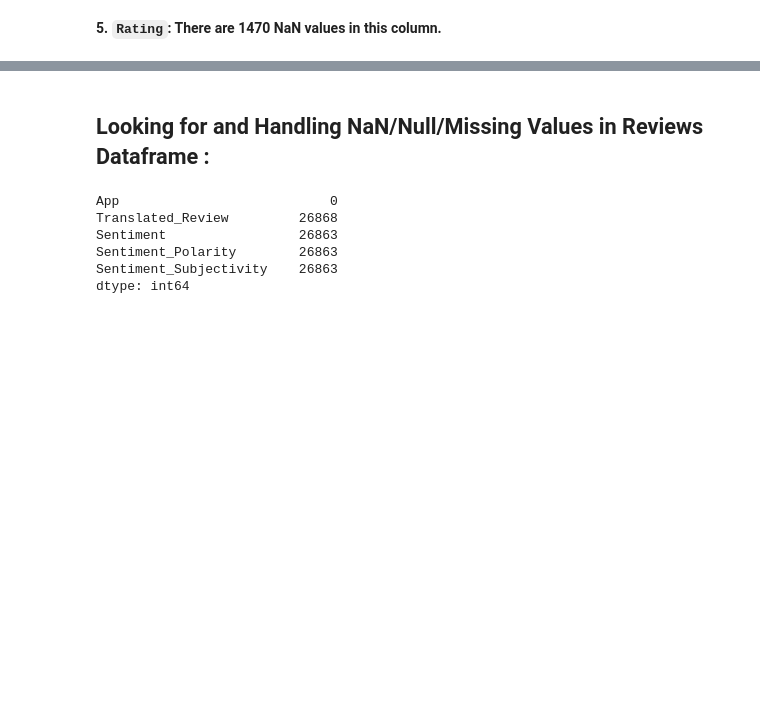
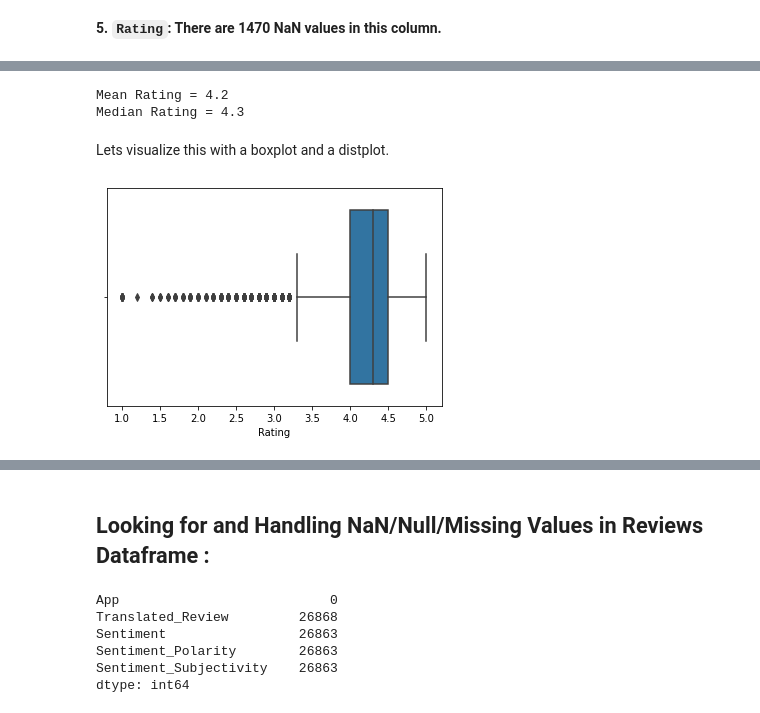
Before and after one commit to Saif-Khan435/Play-Store-App-Review-Analysis, a Jupyter notebook: Mohammed_Saif_Khan_M1W6_Play_Store_App_Review_Analysis_Capstone_Project.ipynb, the cells around one changed output, grey strips where cells are left out. Saved outputs shown, nothing was run; the diff lists cells and outputs as text; code cells hidden in the pictures; blank space fills up the shorter version.

```diff
--- a/Mohammed_Saif_Khan_M1W6_Play_Store_App_Review_Analysis_Capstone_Project.ipynb
+++ b/Mohammed_Saif_Khan_M1W6_Play_Store_App_Review_Analysis_Capstone_Project.ipynb
@@ -356,0 +410,4 @@ We were successfully able to handle the NaN values in the `Content Rating` colum
+# %%
+# dropping rows corresponding to the to the NaN values in the 'Android Ver' column.
+
+apps_df.dropna(subset=['Android Ver'],inplace=True)
@@ -358,0 +470,4 @@ We were successfully able to handle the NaN values in the `Content Rating` colum
+# %%
+# dropping rows corresponding to the to the NaN values in the 'Current Ver' column.
+
+apps_df.dropna(subset=['Current Ver'],inplace=True)
@@ -360,0 +529,18 @@ We were successfully able to handle the NaN values in the `Content Rating` colum
+# %%
+# Finding mean and median in the Rating column excluding the NaN values.
+
+mean_rating = round(apps_df[~apps_df.Rating.isnull()].Rating.mean(),1)
+median_rating = apps_df[~apps_df.Rating.isnull()].Rating.median()
+print(f"Mean Rating = {mean_rating}\nMedian Rating = {median_rating}")
+# %% [output]
+Mean Rating = 4.2
+Median Rating = 4.3
+# %% [markdown]
+Lets visualize this with a boxplot and a distplot.
+# %%
+# Boxplot
+
+sns.boxplot(apps_df.Rating)
+plt.show()
+# %% [output]
+[figure, added]
```
Also changed, not shown: parts of 85 cells of this notebook.
